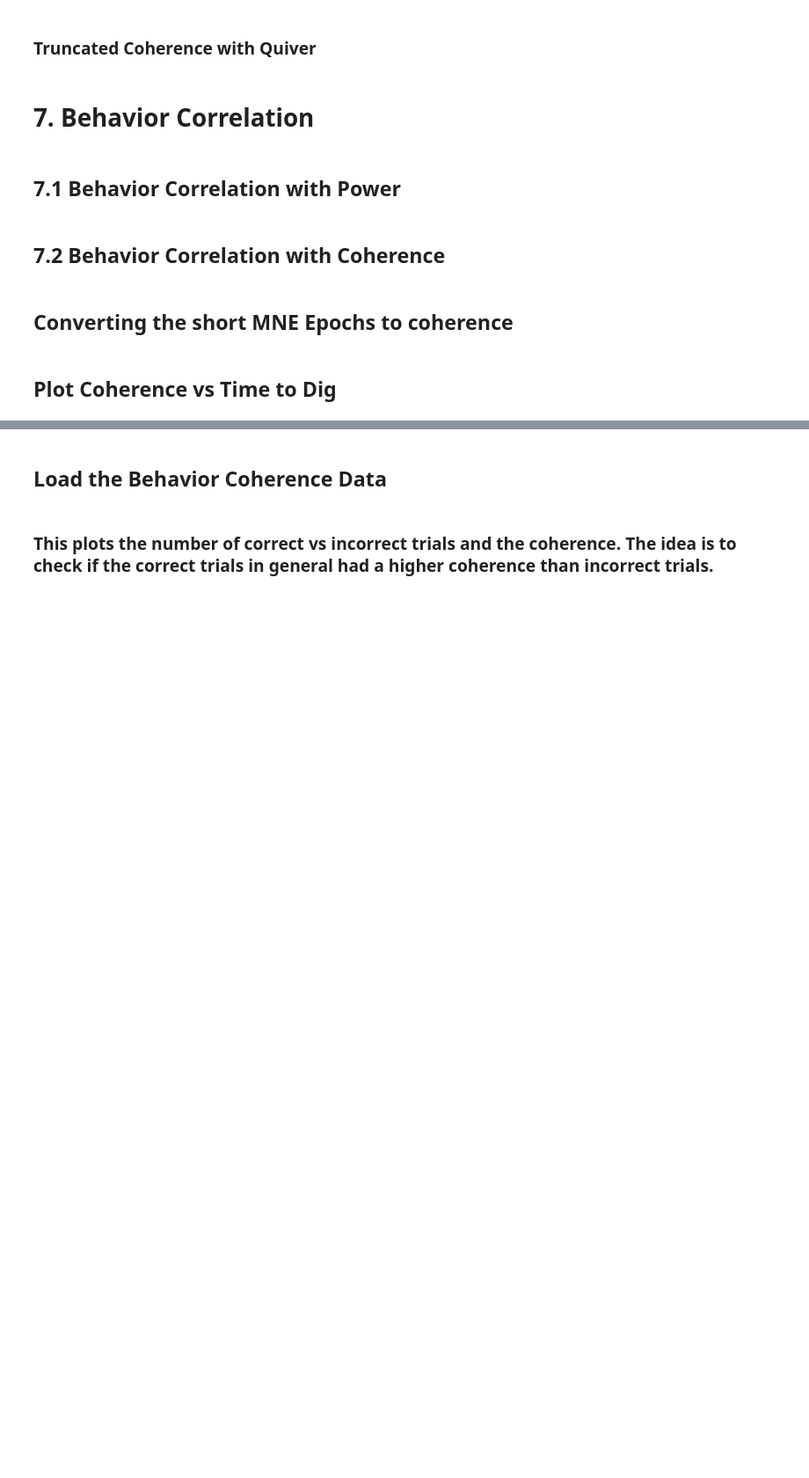
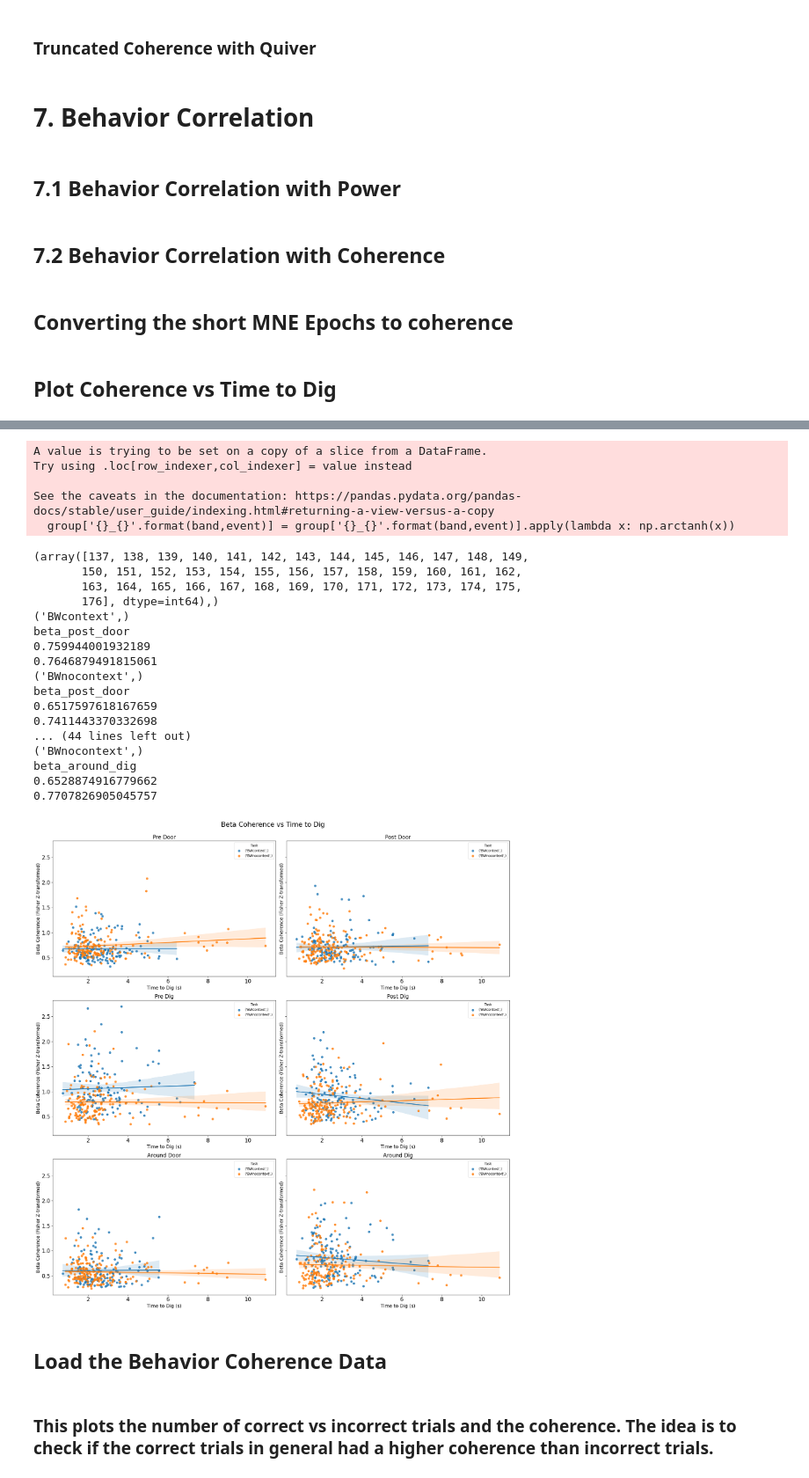
Before and after one commit to namanagrawal97/cpl_analysis_naman, a Jupyter notebook: 00_complete_analysis_truncated.ipynb, the cells around one changed output, grey strips where cells are left out. Shown at 88% size. Drawn from its saved outputs; the diff is of its cells as text; code cells hidden in the pictures; blank space fills up the shorter version.

Commit message:
baseline coherence boxplot works. Changed plotting scheme of several figures to match that of Christianes

```diff
--- a/00_complete_analysis_truncated.ipynb
+++ b/00_complete_analysis_truncated.ipynb
@@ -1107,7 +1086,7 @@ print((np.append(event_data_list[2],event_data_list[3]))[3000:5000])
 ## 6.1 Baseline Coherence Density
 # %%
 importlib.reload(coherence_functions)
-con_data_df=pd.read_pickle(savepath+'mne_epochs_array_df_shuffled_truncated.pkl')
+con_data_df=pd.read_pickle(savepath+'mne_epochs_array_df_truncated.pkl')
 baseline_df=con_data_df.__deepcopy__()
 baseline_df=baseline_df[baseline_df['rat_id']!='dk3']
 baseline_df['mne_baseline']=baseline_df['mne_baseline'].apply(lambda x: coherence_functions.convert_epoch_to_coherence_density(x))
@@ -2131,9 +2122,8 @@ all_coh_phase_data_df.to_pickle(savepath+'coherence_phase_spectrogram_around_doo
 
 fs=2000
 # %%
-all_coh_abs_data_df=pd.read_pickle(savepath+'coherence_abs_spectrogram_around_door_dig_shuffled_truncated.pkl')
-all_coh_phase_data_df=pd.read_pickle(savepath+'coherence_phase_spectrogram_around_door_dig_shuffled_truncated.pkl')
-
+all_coh_abs_data_df=pd.read_pickle(savepath+'coherence_abs_spectrogram_around_door_dig_truncated.pkl')
+all_coh_phase_data_df=pd.read_pickle(savepath+'coherence_phase_spectrogram_around_door_dig_truncated.pkl')
 
 event_list=['mne_epoch_around_door','mne_epoch_around_dig']
 fs=2000
@@ -2144,6 +2134,7 @@ aon_vhp_phase=all_coh_phase_data_df
 vmin = all_con_data_df[event_list].applymap(np.min).min().min()
 vmax = all_con_data_df[event_list].applymap(np.max).max().max()
 event_names=['Around Door','Around Dig']
+freqs=np.arange(2.5, 100, 0.5)
 for i, event in enumerate(event_list):
     axs[0,i].imshow(all_con_data_df[event][0], extent=[times[0], times[-1], 1, 100],
                    aspect='auto', origin='lower', cmap='jet', vmin=vmin, vmax=vmax)
@@ -2194,7 +2185,7 @@ cbar = fig.colorbar(axs[0,0].images[0], ax=axs, orientation='vertical', fraction
 cbar.set_label('Coherence', loc='center', fontsize=20, labelpad=10)
 cbar.ax.tick_params(labelsize=20)  # Set colorbar tick label size
 
-fig.savefig(f'C:\\Users\\{user}\\Dropbox\\CPLab\\results\\aon_vhp_coherence_event_spectrogram_quiver_shuffled_truncated.png',format='png', dpi=600, bbox_inches='tight')
+fig.savefig(savepath+'aon_vhp_coherence_event_spectrogram_quiver_truncated.png',format='png', dpi=600, bbox_inches='tight')
 plt.show()
 # %% [markdown]
 # 7. Behavior Correlation
@@ -2340,24 +2331,33 @@ behavior_coherence_compiled_data_df_truncated.to_pickle(f'C:\\Users\\{user}\\Dro
 behavior_coherence_compiled_data_df_truncated=pd.read_pickle(savepath+'behavior_coherence_compiled_data_df_truncated.pkl')
 import seaborn as sns
 import matplotlib.pyplot as plt
-fig, ax = plt.subplots(figsize=(10, 6))
+fig, axs = plt.subplots(3,2,figsize=(20, 20), sharey=True, constrained_layout=True)
+axs = axs.flatten()
 
 grouped_df=behavior_coherence_compiled_data_df_truncated.groupby(['task'])
 band='beta'
 event='around_dig'
-print(np.where(behavior_coherence_compiled_data_df_truncated['{}_{}'.format(band,event)]==0))
-for task, group in grouped_df:
-    print(task)
-    print('{}_{}'.format(band,event))
-    group = group[(np.abs(group['{}_{}'.format(band,event)]))>0]
-    print(group['{}_{}'.format(band,event)].mean())
-    group['{}_{}'.format(band,event)] = group['{}_{}'.format(band,event)].apply(lambda x: np.arctanh(x))
-    print(group['{}_{}'.format(band,event)].mean())
-    group = group[(np.abs(group['time_to_dig'] - group['time_to_dig'].mean()) <= (3 * group['time_to_dig'].std()))]
-    group = group[(np.abs(group['{}_{}'.format(band,event)] - group['{}_{}'.format(band,event)].mean()) <= (3 * group['{}_{}'.format(band,event)].std()))]
-
-    sns.regplot(x='time_to_dig', y='{}_{}'.format(band,event), data=group, ax=ax, label=task)
-ax.set_title(f'Time to Dig vs Beta Coherence ({event})')
-ax.set_ylabel('Beta Coherence (Fisher Z-transformed)')
-ax.set_xlabel('Time to Dig (s)')
-ax.legend(title='Task')
+events_dict ={'pre_door':'Pre Door', 'post_door':'Post Door', 'pre_dig':'Pre Dig', 'post_dig':'Post Dig', 'around_door':'Around Door', 'around_dig':'Around Dig'}
+for i, event in enumerate(events_dict.keys()):
+    ax = axs[i]
+    ax.set_title(f'{events_dict[event]}', fontsize=16)
+    print(np.where(behavior_coherence_compiled_data_df_truncated['{}_{}'.format(band,event)]==0))
+    for task, group in grouped_df:
+        print(task)
+        print('{}_{}'.format(band,event))
+        group = group[(np.abs(group['{}_{}'.format(band,event)]))>0]
+        print(group['{}_{}'.format(band,event)].mean())
+        group['{}_{}'.format(band,event)] = group['{}_{}'.format(band,event)].apply(lambda x: np.arctanh(x))
+        print(group['{}_{}'.format(band,event)].mean())
+        group = group[(np.abs(group['time_to_dig'] - group['time_to_dig'].mean()) <= (3 * group['time_to_dig'].std()))]
+        group = group[(np.abs(group['{}_{}'.format(band,event)] - group['{}_{}'.format(band,event)].mean()) <= (3 * group['{}_{}'.format(band,event)].std()))]
+        sns.regplot(x='time_to_dig', y='{}_{}'.format(band,event), data=group, ax=ax, label=task)
+    ax.set_ylabel('Beta Coherence (Fisher Z-transformed)', fontsize=14)
+    ax.set_xlabel('Time to Dig (s)', fontsize=14)
+    ax.legend(title='Task')
+    ax.tick_params(axis='both', which='major', labelsize=16)
+plt.tight_layout()
+fig.suptitle(f'Beta Coherence vs Time to Dig', fontsize=20, y=1.02)
+fig.savefig(savepath+'beta_coherence_vs_time_to_dig.png', format='png', dpi=600, bbox_inches='tight')
+plt.show()
+# %% [output]
@@ -2364,3 +2376,26 @@ ax.legend(title='Task')
+A value is trying to be set on a copy of a slice from a DataFrame.
+Try using .loc[row_indexer,col_indexer] = value instead
+
+See the caveats in the documentation: https://pandas.pydata.org/pandas-docs/stable/user_guide/indexing.html#returning-a-view-versus-a-copy
+  group['{}_{}'.format(band,event)] = group['{}_{}'.format(band,event)].apply(lambda x: np.arctanh(x))
+(array([137, 138, 139, 140, 141, 142, 143, 144, 145, 146, 147, 148, 149,
+       150, 151, 152, 153, 154, 155, 156, 157, 158, 159, 160, 161, 162,
+       163, 164, 165, 166, 167, 168, 169, 170, 171, 172, 173, 174, 175,
+       176], dtype=int64),)
+('BWcontext',)
+beta_post_door
+0.759944001932189
+0.7646879491815061
+('BWnocontext',)
+beta_post_door
+0.6517597618167659
+0.7411443370332698
+... (44 lines left out)
+('BWnocontext',)
+beta_around_dig
+0.6528874916779662
+0.7707826905045757
+[figure, added]
 # %% [markdown]
 ## Load the Behavior Coherence Data
 # %%
```
Also changed, not shown: parts of 11 cells of this notebook, 1 other file.
